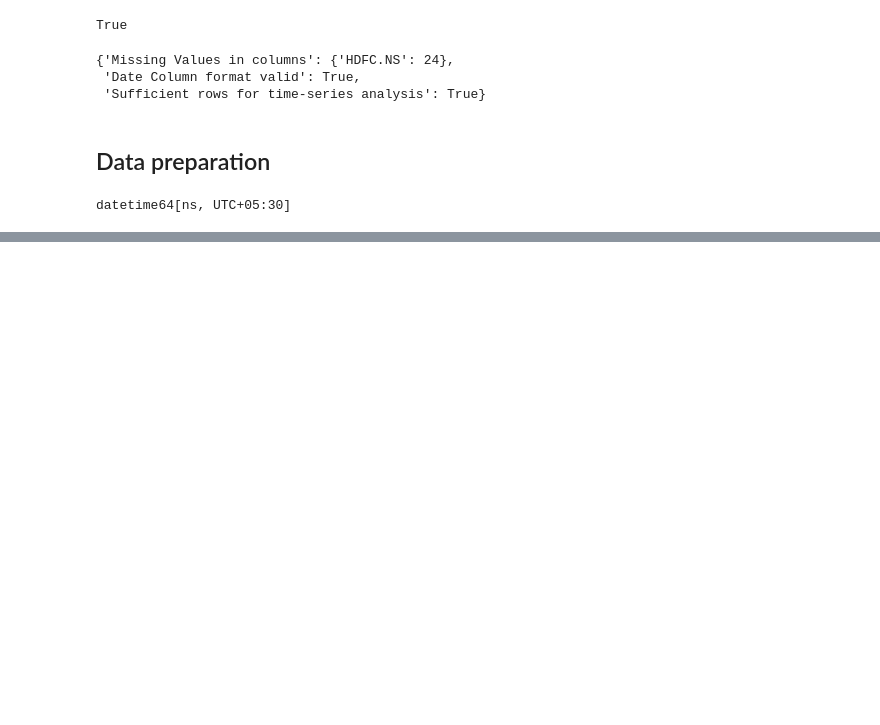
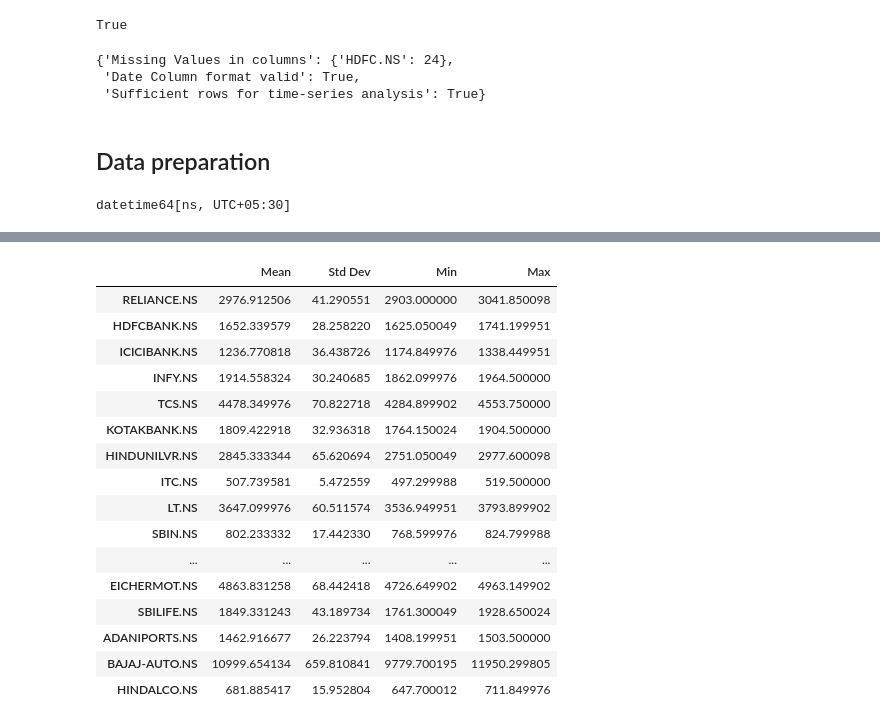
Before and after one commit to jc-cedric/financial-data-analysis, a Jupyter notebook: index.ipynb, the cells around one changed output, grey strips where cells are left out. Drawn from its saved outputs; the diff is of its cells as text; code cells hidden in the pictures; blank space fills up the shorter version.

```diff
--- a/index.ipynb
+++ b/index.ipynb
@@ -97,0 +142,21 @@ df.reset_index(drop=True, inplace=True)
+# %%
+descriptive_stats.columns = ['Mean', 'Std Dev', 'Min', 'Max']
+descriptive_stats
+# %% [output]
+|  | Mean | Std Dev | Min | Max |
+| RELIANCE.NS | 2976.912506 | 41.290551 | 2903.000000 | 3041.850098 |
+| HDFCBANK.NS | 1652.339579 | 28.258220 | 1625.050049 | 1741.199951 |
+| ICICIBANK.NS | 1236.770818 | 36.438726 | 1174.849976 | 1338.449951 |
+| INFY.NS | 1914.558324 | 30.240685 | 1862.099976 | 1964.500000 |
+| TCS.NS | 4478.349976 | 70.822718 | 4284.899902 | 4553.750000 |
+| KOTAKBANK.NS | 1809.422918 | 32.936318 | 1764.150024 | 1904.500000 |
+| HINDUNILVR.NS | 2845.333344 | 65.620694 | 2751.050049 | 2977.600098 |
+| ITC.NS | 507.739581 | 5.472559 | 497.299988 | 519.500000 |
+| LT.NS | 3647.099976 | 60.511574 | 3536.949951 | 3793.899902 |
+| SBIN.NS | 802.233332 | 17.442330 | 768.599976 | 824.799988 |
+| ... | ... | ... | ... | ... |
+| EICHERMOT.NS | 4863.831258 | 68.442418 | 4726.649902 | 4963.149902 |
+| SBILIFE.NS | 1849.331243 | 43.189734 | 1761.300049 | 1928.650024 |
+| ADANIPORTS.NS | 1462.916677 | 26.223794 | 1408.199951 | 1503.500000 |
+| BAJAJ-AUTO.NS | 10999.654134 | 659.810841 | 9779.700195 | 11950.299805 |
+| HINDALCO.NS | 681.885417 | 15.952804 | 647.700012 | 711.849976 |
```
Also changed, not shown: parts of 3 cells of this notebook.
